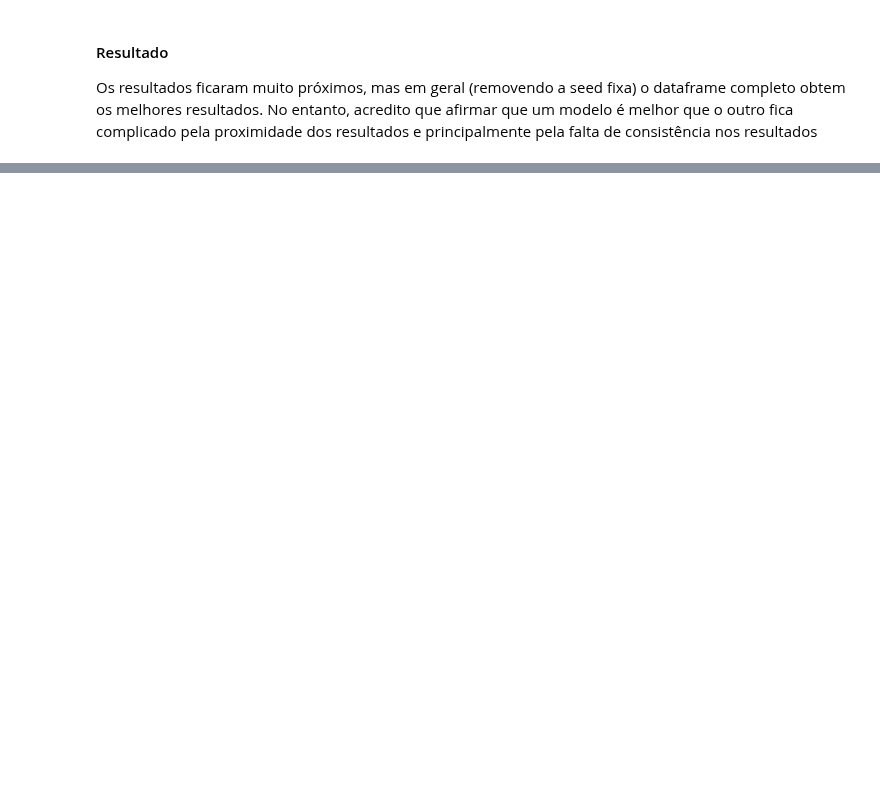
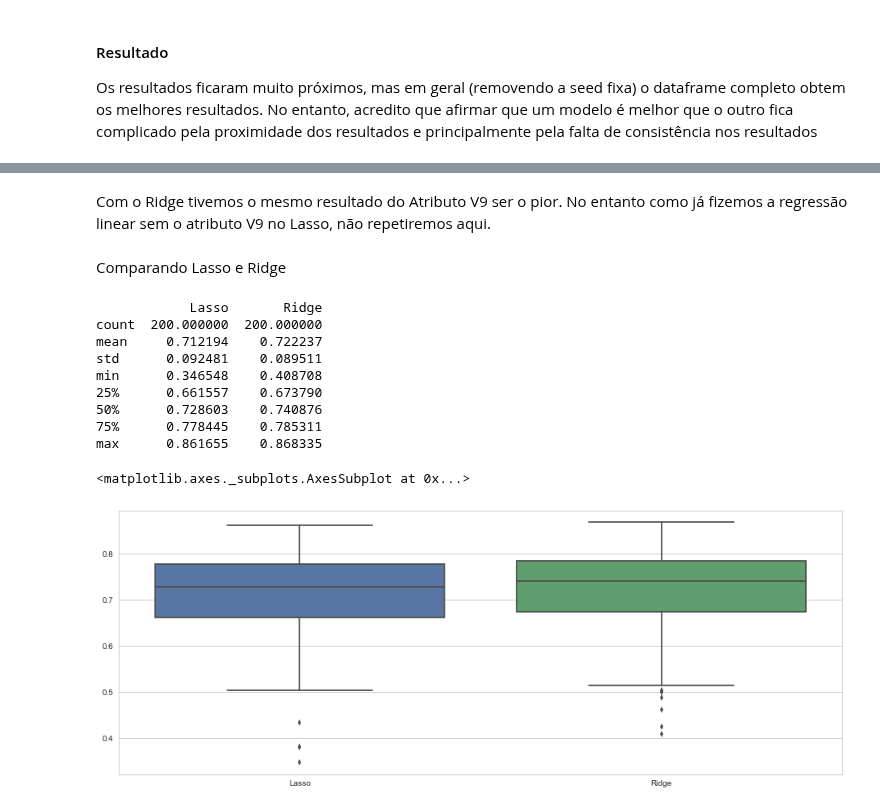
Before and after one commit to Pedro-Magalhaes/Teste, a Jupyter notebook: T2/T2_1.ipynb, the cells around one changed output, grey strips where cells are left out. Drawn from its saved outputs; the diff is of its cells as text; code cells hidden in the pictures; blank space fills up the shorter version.

```diff
--- a/T2/T2_1.ipynb
+++ b/T2/T2_1.ipynb
@@ -415,0 +312,22 @@ Cross-validated scores: [ 0.6065849   0.6055928   0.35900112 -1.07975972]
+# %%
+np.random.seed(10011001)
+alpha_list = [ 1 - x*0.002 for x in range( int(1/0.002) ) ]
+alpha_list += [0.001]
+sample = 200
+best_variance = -100
+best_a = 200 # alpha que rendeu o melhor resultado
+best_coef = ''
+# variando o alpha
+for a in alpha_list:
+    r2,coef = ridgeRegression(df,a,all_predictors)
+    if( r2 > best_variance ):
+        best_variance = r2
+        best_a = a
+        best_coef = coef
+coef_df = pd.DataFrame(columns = all_predictors)
+# vamos pegar o mean de cada coeficiente para avaliar
+for i in range(sample):
+    r2,coef = ridgeRegression(df,best_a,all_predictors)
+    coef_df.loc[len(coef_df)] = coef
+print("best: a = {}, variancia = {}".format(best_a,best_variance) )
+print(coef_df.mean())
@@ -415,0 +350,32 @@ Cross-validated scores: [ 0.6065849   0.6055928   0.35900112 -1.07975972]
+# %% [markdown]
+Com o Ridge tivemos o mesmo resultado do Atributo V9 ser o pior. No entanto como já fizemos a regressão linear sem o atributo V9 no Lasso, não repetiremos aqui.
+# %% [markdown]
+Comparando Lasso e Ridge
+# %%
+np.random.seed(10011001)
+alpha = 0.2 # fixando o alpha para comparar os algoritmos
+samples = 200
+results = [np.zeros(samples) , np.zeros(samples)] # [0] = lasso , [1] == ridge
+
+for i in range(samples):
+    results[0][i],_ = lasso_regression(df,a,all_predictors,target,0.1)
+    results[1][i],_ = ridgeRegression(df,a,all_predictors)
+
+result_df = pd.DataFrame({'Lasso':results[0],'Ridge':results[1]})
+print(result_df.describe()) # verificando os valores numericos
+
+sns.set(style="whitegrid")
+plt.figure(figsize=(16, 6))
+sns.boxplot(data=result_df) # visualização
+# %% [output]
+            Lasso       Ridge
+count  200.000000  200.000000
+mean     0.712194    0.722237
+std      0.092481    0.089511
+min      0.346548    0.408708
+25%      0.661557    0.673790
+50%      0.728603    0.740876
+75%      0.778445    0.785311
+max      0.861655    0.868335
+<matplotlib.axes._subplots.AxesSubplot at 0x...>
+[figure, added]
```
Also changed, not shown: parts of 28 cells of this notebook.
